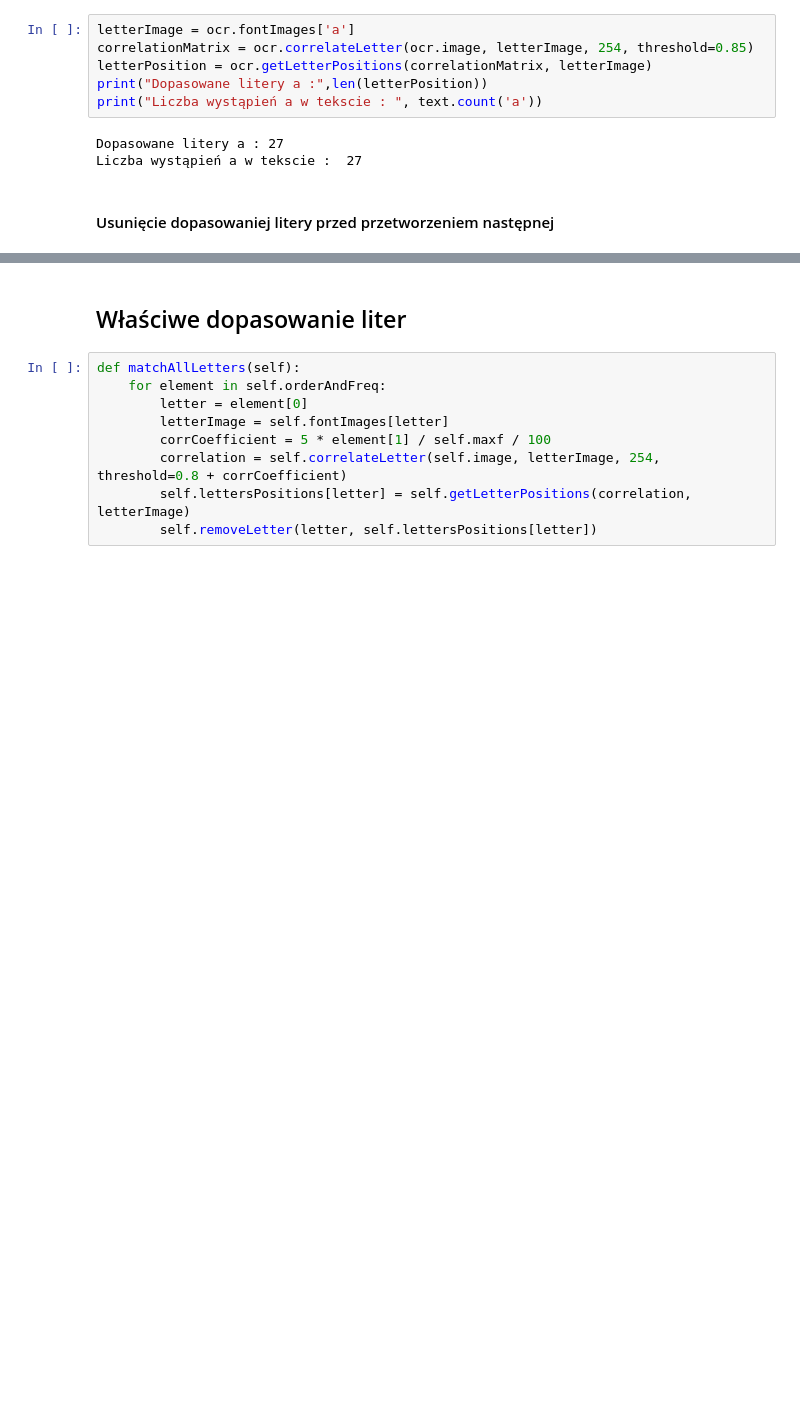
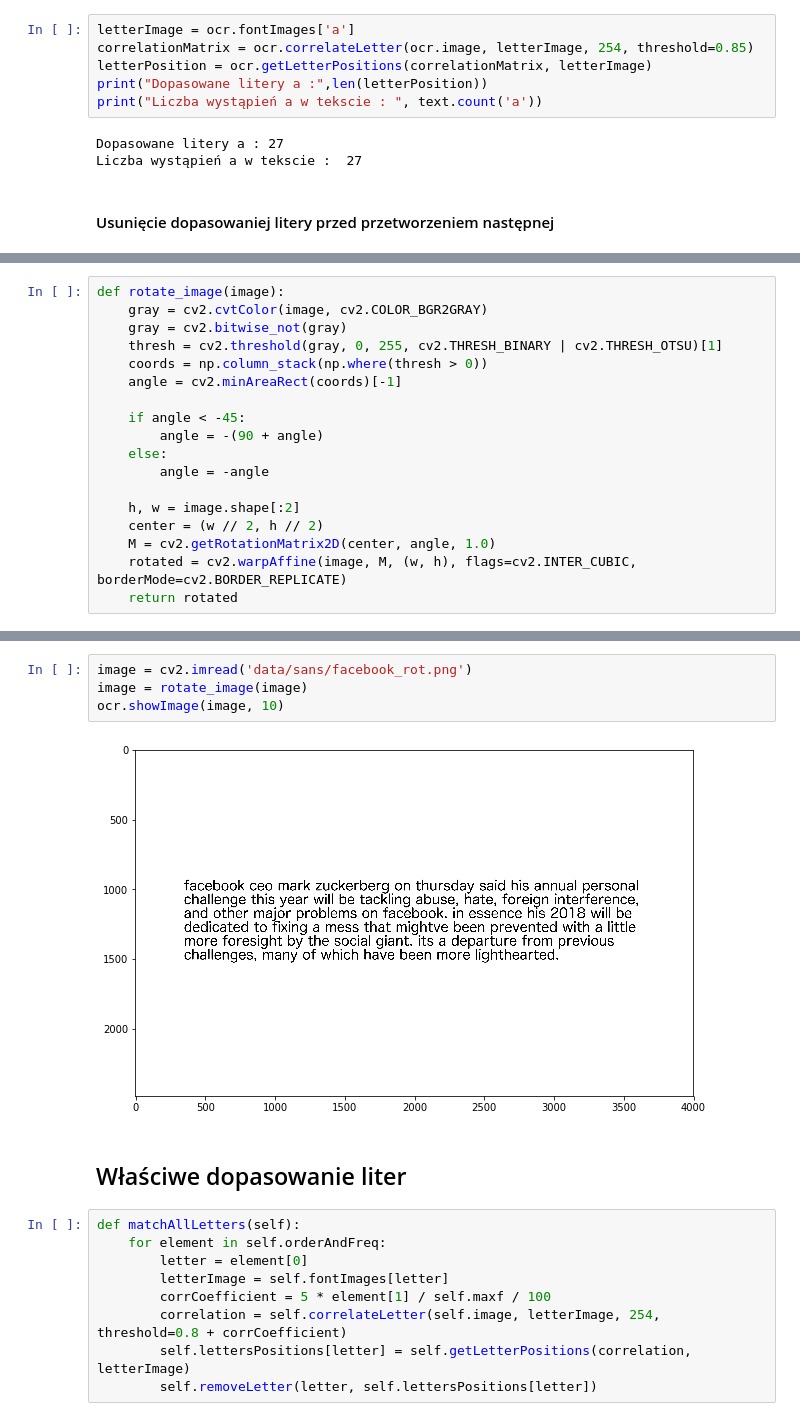
Before and after one commit to jasieksz/mownit, a Jupyter notebook: lab9/OCR/oceery.ipynb, the cells around one changed output, grey strips where cells are left out. Saved outputs shown, nothing was run; the diff lists cells and outputs as text; blank space fills up the shorter version.

```diff
--- a/lab9/OCR/oceery.ipynb
+++ b/lab9/OCR/oceery.ipynb
@@ -109,0 +98,18 @@ ocr.showImage(ocr.image, 15)
+# %%
+def rotate_image(image):
+    gray = cv2.cvtColor(image, cv2.COLOR_BGR2GRAY)
+    gray = cv2.bitwise_not(gray)
+    thresh = cv2.threshold(gray, 0, 255, cv2.THRESH_BINARY | cv2.THRESH_OTSU)[1]
+    coords = np.column_stack(np.where(thresh > 0))
+    angle = cv2.minAreaRect(coords)[-1]
+
+    if angle < -45:
+        angle = -(90 + angle)
+    else:
+        angle = -angle
+
+    h, w = image.shape[:2]
+    center = (w // 2, h // 2)
+    M = cv2.getRotationMatrix2D(center, angle, 1.0)
+    rotated = cv2.warpAffine(image, M, (w, h), flags=cv2.INTER_CUBIC, borderMode=cv2.BORDER_REPLICATE)
+    return rotated
@@ -110,3 +121,9 @@ ocr.showImage(ocr.image, 15)
+# %%
+image = cv2.imread('data/sans/facebook_rot.png')
+image = rotate_image(image)
+ocr.showImage(image, 10)
+# %% [output]
+[figure, added]
 # %% [markdown]
 ## Właściwe dopasowanie liter
 # %%
```
Also changed, not shown: parts of 17 cells of this notebook, 1 other file.
